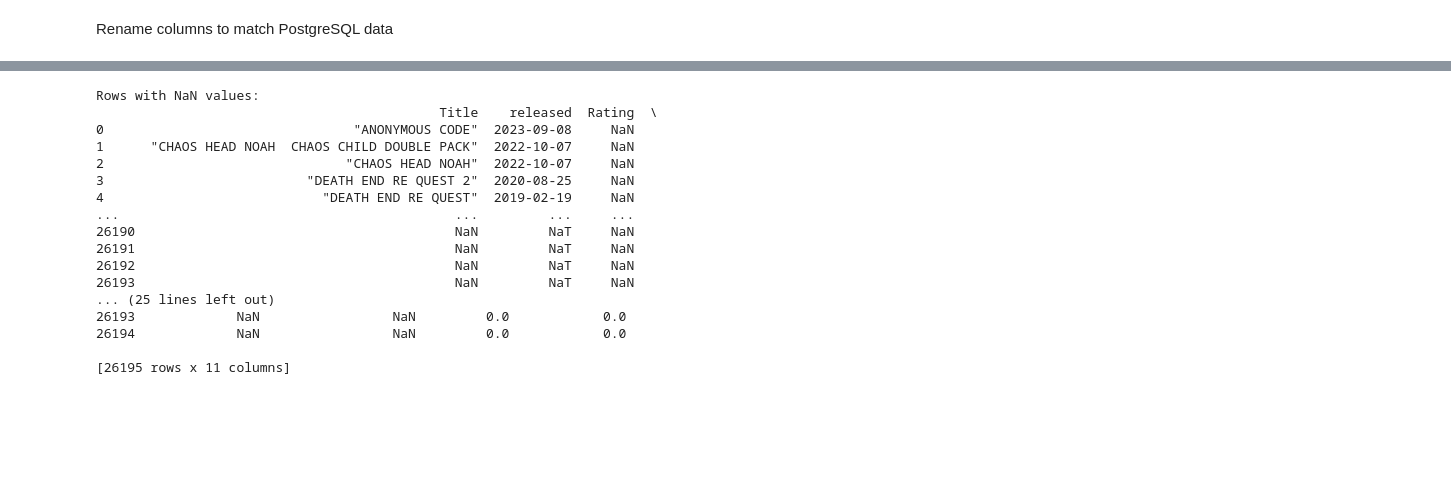
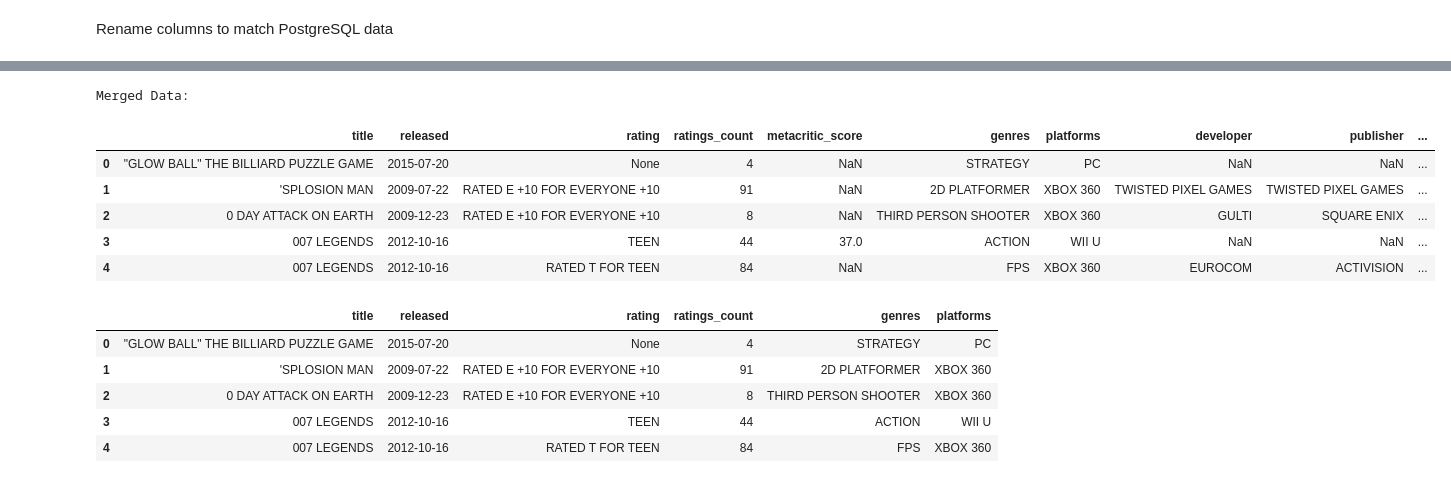
Before and after one commit to juancbuitrago/ETL-Proyect, a Jupyter notebook: notebooks/eda_004.ipynb, the cells around one changed output, grey strips where cells are left out. Saved outputs shown, nothing was run; the diff lists cells and outputs as text; code cells hidden in the pictures; blank space fills up the shorter version.

Commit message:
eda_004 merge update

```diff
--- a/notebooks/eda_004.ipynb
+++ b/notebooks/eda_004.ipynb
@@ -306,14 +316,10 @@ NameError: name 'CASUAL' is not defined
 # %% [markdown]
 Rename columns to match PostgreSQL data
-# %%
-api_data_relevant.rename(columns={
-    'name': 'Title',
-    'rating': 'Rating',
-    'metacritic': 'Metacritic Score',
-    'ratings_count': 'Ratings Count',
-    'genres': 'Genres'
-}, inplace=True)
 # %%
 # Standardize titles and release dates in db_data to ensure consistent formatting
-metacritic_data['Title'] = metacritic_data['Title'].str.strip().str.upper()
+metacritic_data['title'] = metacritic_data['title'].str.strip().str.upper()
 metacritic_data['released'] = pd.to_datetime(metacritic_data['released']).dt.date
+
+# Debug: Display the column names of both DataFrames
+print("API Data Relevant Columns:", api_data_relevant.columns.tolist())
+api_data_relevant.head()
@@ -329,8 +354,11 @@ Database Data Columns: ['Title', 'released', 'Developer', 'Publisher', 'Genres',
+# %%
+api_data_relevant = api_data_relevant.map(lambda x: x.upper() if isinstance(x, str) else x)
 # %%
 # Merge the combined API data with the PostgreSQL data
-merged_data = pd.merge(api_data_relevant, metacritic_data, on=['Title', 'released', 'Genres'], how='outer')
+merged_data = pd.merge(api_data_relevant, metacritic_data, on=['title', 'released', 'genres', 'platforms', 'rating', 'ratings_count'], how='outer')
 
-# Display merged data
-print("Merged Data:")
-print(merged_data.head())
+# Display rows with NaN values to understand the mismatches
+nan_rows = merged_data[merged_data.isna().any(axis=1)]
+print("Rows with NaN values:")
+print(nan_rows)
 # %% [output]
@@ -354,23 +382,12 @@ Merged Data:
-# %%
-# Display rows with NaN values to understand the mismatches
-nan_rows = merged_data[merged_data.isna().any(axis=1)]
-print("Rows with NaN values:")
-print(nan_rows)
-# %% [output]
-Rows with NaN values:
-                                            Title    released  Rating  \
-0                                "ANONYMOUS CODE"  2023-09-08     NaN
-1      "CHAOS HEAD NOAH  CHAOS CHILD DOUBLE PACK"  2022-10-07     NaN
-2                               "CHAOS HEAD NOAH"  2022-10-07     NaN
-3                          "DEATH END RE QUEST 2"  2020-08-25     NaN
-4                            "DEATH END RE QUEST"  2019-02-19     NaN
-...                                           ...         ...     ...
-26190                                         NaN         NaT     NaN
-26191                                         NaN         NaT     NaN
-26192                                         NaN         NaT     NaN
-26193                                         NaN         NaT     NaN
-... (25 lines left out)
-26193             NaN                 NaN         0.0            0.0
-26194             NaN                 NaN         0.0            0.0
-
-[26195 rows x 11 columns]
+# %%
+# Display merged data
+print("Merged Data:")
+merged_data.head()
+# %% [output]
+Merged Data:
+|  | title | released | rating | ratings_count | metacritic_score | genres | platforms | developer | publisher | ... |
+| 0 | "GLOW BALL" THE BILLIARD PUZZLE GAME | 2015-07-20 | None | 4 | NaN | STRATEGY | PC | NaN | NaN | ... |
+| 1 | 'SPLOSION MAN | 2009-07-22 | RATED E +10 FOR EVERYONE +10 | 91 | NaN | 2D PLATFORMER | XBOX 360 | TWISTED PIXEL GAMES | TWISTED PIXEL GAMES | ... |
+| 2 | 0 DAY ATTACK ON EARTH | 2009-12-23 | RATED E +10 FOR EVERYONE +10 | 8 | NaN | THIRD PERSON SHOOTER | XBOX 360 | GULTI | SQUARE ENIX | ... |
+| 3 | 007 LEGENDS | 2012-10-16 | TEEN | 44 | 37.0 | ACTION | WII U | NaN | NaN | ... |
+| 4 | 007 LEGENDS | 2012-10-16 | RATED T FOR TEEN | 84 | NaN | FPS | XBOX 360 | EUROCOM | ACTIVISION | ... |
@@ -376,0 +396,9 @@ Rows with NaN values:
+# %%
+merged_data.head()
+# %% [output]
+|  | title | released | rating | ratings_count | genres | platforms |
+| 0 | "GLOW BALL" THE BILLIARD PUZZLE GAME | 2015-07-20 | None | 4 | STRATEGY | PC |
+| 1 | 'SPLOSION MAN | 2009-07-22 | RATED E +10 FOR EVERYONE +10 | 91 | 2D PLATFORMER | XBOX 360 |
+| 2 | 0 DAY ATTACK ON EARTH | 2009-12-23 | RATED E +10 FOR EVERYONE +10 | 8 | THIRD PERSON SHOOTER | XBOX 360 |
+| 3 | 007 LEGENDS | 2012-10-16 | TEEN | 44 | ACTION | WII U |
+| 4 | 007 LEGENDS | 2012-10-16 | RATED T FOR TEEN | 84 | FPS | XBOX 360 |
```
Also changed, not shown: parts of 17 cells of this notebook, 2 other files.
